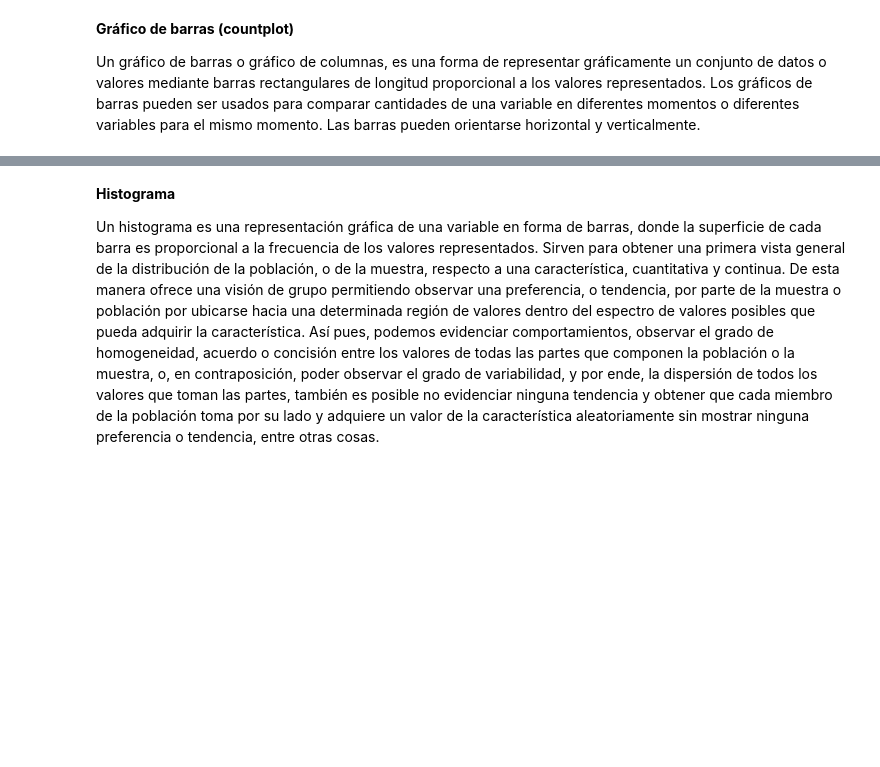
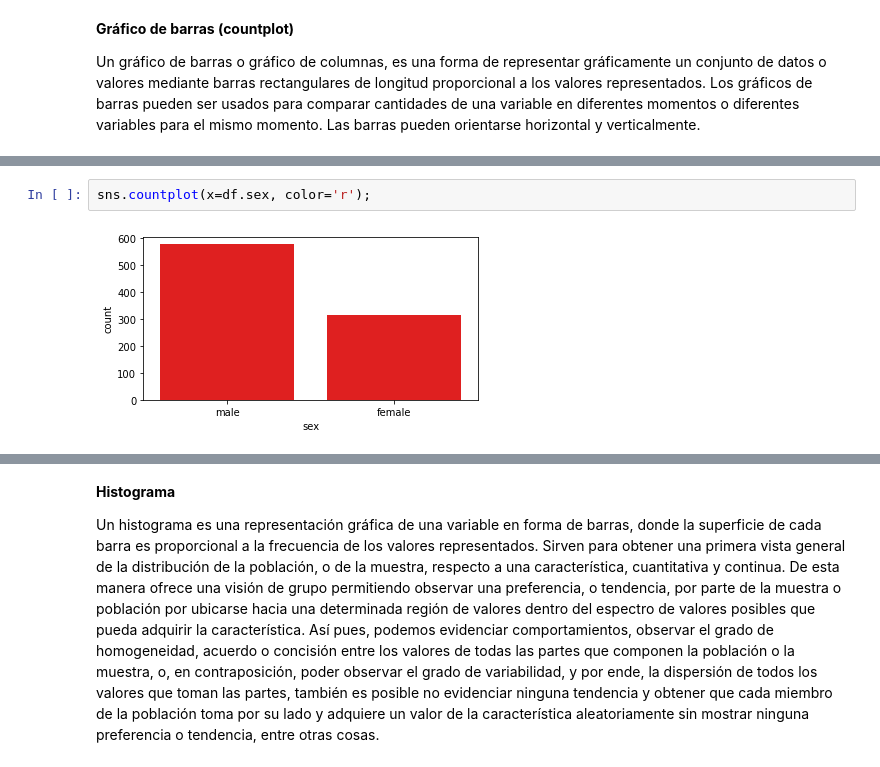
Before and after one commit to Ironhack-Data-Madrid-Mayo-2022/apuntes_clase, a Jupyter notebook: semana_5/1.1 - Estadistica descriptiva.ipynb, the cells around one changed output, grey strips where cells are left out. Saved outputs shown, nothing was run; the diff lists cells and outputs as text; blank space fills up the shorter version.

```diff
--- a/semana_5/1.1 - Estadistica descriptiva.ipynb
+++ b/semana_5/1.1 - Estadistica descriptiva.ipynb
@@ -887,0 +958,4 @@ Un gráfico de barras o gráfico de columnas, es una forma de representar gráfi
+# %%
+sns.countplot(x=df.sex, color='r');
+# %% [output]
+[figure, added]
```
Also changed, not shown: parts of 26 cells of this notebook, 1 other file.
